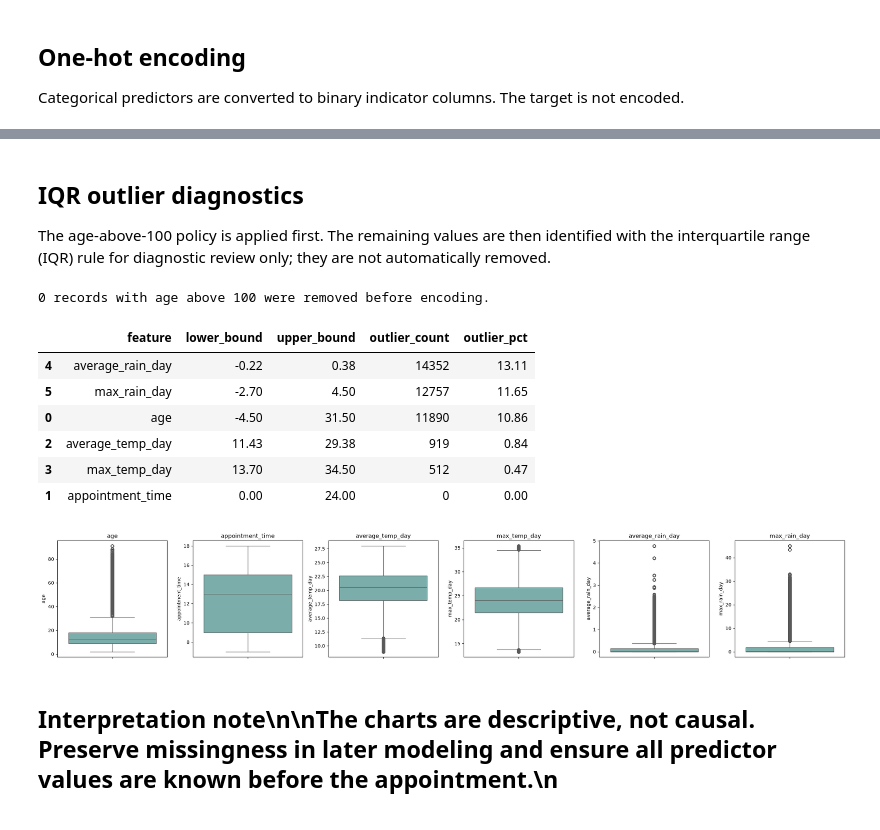
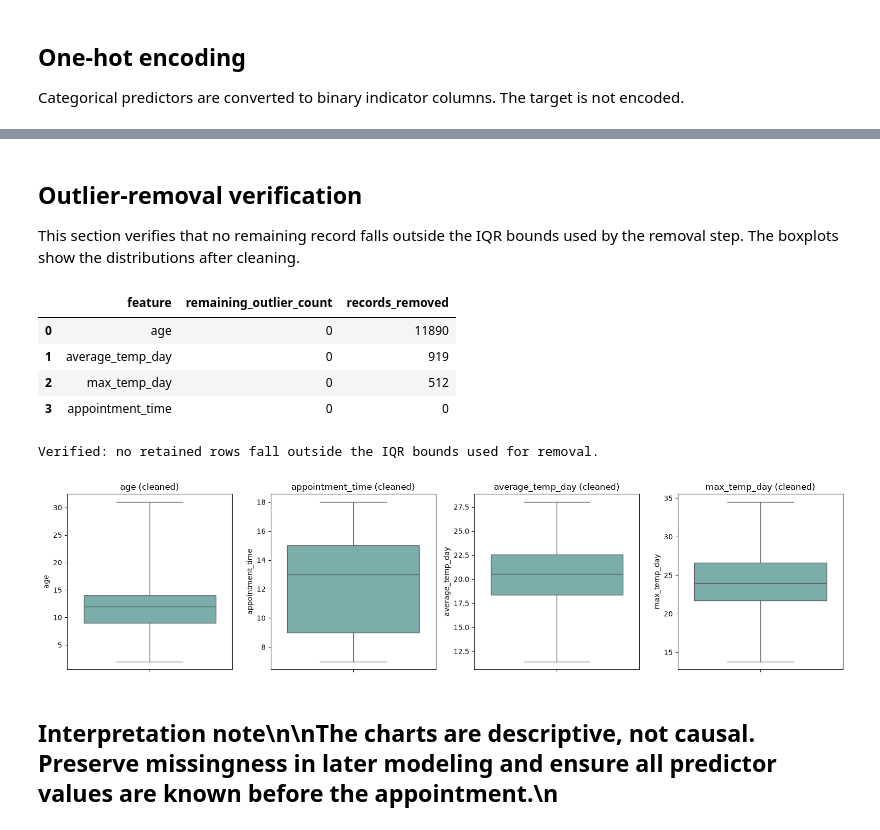
Before and after one commit to darshantank1995/MedicalAppointment, a Jupyter notebook: medical_appointment_eda.ipynb, the cells around one changed output, grey strips where cells are left out. Drawn from its saved outputs; the diff is of its cells as text; code cells hidden in the pictures.

```diff
--- a/medical_appointment_eda.ipynb
+++ b/medical_appointment_eda.ipynb
@@ -8,6 +8,8 @@ import seaborn as sns
 Path('artifacts').mkdir(exist_ok=True)
 df = pd.read_csv(Path('Medical_appointment_data.csv'))
 df.columns = df.columns.astype(str).str.strip().str.lower().str.replace('-', '_', regex=False)
+removed_columns = ['average_rain_day', 'max_rain_day']
+df = df.drop(columns=removed_columns, errors='ignore')
 for column in df.select_dtypes(include=['object', 'string', 'category']).columns:
     df[column] = df[column].astype('string').str.strip().replace('', pd.NA)
 df['appointment_date_continuous'] = pd.to_datetime(
@@ -46,9 +47,6 @@ excluded_columns = [
 ]
 df = df.drop(columns=excluded_columns, errors='ignore')
 
-age_outlier_threshold = 100
-age_outlier_count = int(df['age'].gt(age_outlier_threshold).sum())
-df = df.loc[df['age'].isna() | df['age'].le(age_outlier_threshold)].copy()
 
 # Keep these fields unchanged: specialty and disability may be meaningfully missing,
 # and no_show is the outcome label rather than a predictor to impute.
@@ -81,17 +79,9 @@ for column in df.select_dtypes(include=['object', 'string', 'category']).columns
 
 fill_summary = pd.DataFrame(fill_summary, columns=['column', 'method', 'values_filled'])
 print('Excluded columns:', ', '.join(excluded_columns))
-print(f'Removed {age_outlier_count} records with age above {age_outlier_threshold}.')
 if fill_summary.empty:
     print('No eligible missing values required imputation.')
 else:
     display(fill_summary)
-
-# Save the cleaned notebook data separately from the later encoded dataset.
-output_dir = Path('artifacts')
-output_dir.mkdir(exist_ok=True)
-cleaned_output_path = output_dir / 'notebook_cleaned.csv'
-df.to_csv(cleaned_output_path, index=False)
-print(f'Saved cleaned data to: {cleaned_output_path}')
 # %% [output]
 Excluded columns: hipertension, alcoholism, handcap
@@ -198,46 +257,46 @@ Completed in 8.50 seconds
 # %% [markdown]
-## IQR outlier diagnostics
+## Outlier-removal verification
 
-The age-above-100 policy is applied first. The remaining values are then identified with the interquartile range (IQR) rule for diagnostic review only; they are not automatically removed.
+This section verifies that no remaining record falls outside the IQR bounds used by the removal step. The boxplots show the distributions after cleaning.
 # %%
-# The age-outlier policy is applied in the cleaning cell before encoding.
-age_outlier_threshold = 100
-age_outlier_count = int(df['age'].gt(age_outlier_threshold).sum())
-print(f'{age_outlier_count} records with age above {age_outlier_threshold} were removed before encoding.')
+# Verify the rows kept for encoding against the IQR bounds used above.
+verification_summary = []
+for row in outlier_removal_summary.to_dict('records'):
+    column = row['feature']
+    values = pd.to_numeric(df[column], errors='coerce')
+    remaining_outlier_count = int((values.lt(row['lower_bound']) | values.gt(row['upper_bound'])).sum())
+    verification_summary.append({
+        'feature': column,
+        'remaining_outlier_count': remaining_outlier_count,
+        'records_removed': row['outlier_records_removed'],
+    })
 
-# IQR outlier detection for continuous numeric fields.
-outlier_columns = [column for column in ['age', 'appointment_time', 'avg_temp', 'average_temp_day', 'max_temp', 'max_temp_day', 'avg_rain', 'average_rain_day', 'max_rain', 'max_rain_day'] if column in df.columns]
-outlier_summary = []
-for column in outlier_columns:
-    values = pd.to_numeric(df[column], errors='coerce').dropna()
-    q1, q3 = values.quantile([0.25, 0.75])
-    iqr = q3 - q1
-    lower_bound = q1 - 1.5 * iqr
-    upper_bound = q3 + 1.5 * iqr
-    outlier_count = int(((values < lower_bound) | (values > upper_bound)).sum())
-    outlier_summary.append({'feature': column, 'lower_bound': lower_bound, 'upper_bound': upper_bound, 'outlier_count': outlier_count, 'outlier_pct': outlier_count / len(values) * 100})
+verification_summary = pd.DataFrame(verification_summary).sort_values(
+    'remaining_outlier_count', ascending=False
+)
+display(verification_summary)
+if verification_summary['remaining_outlier_count'].sum() == 0:
+    print('Verified: no retained rows fall outside the IQR bounds used for removal.')
 
-outlier_summary = pd.DataFrame(outlier_summary).sort_values('outlier_count', ascending=False)
-display(outlier_summary.round(2))
-
+# Use full-range whiskers for the cleaned-data plot. The usual 1.5-IQR
+# boxplot rule would calculate new, tighter bounds after filtering and can mark
+# valid retained rows as new fliers, even though they passed the removal rule.
 fig, axes = plt.subplots(1, len(outlier_columns), figsize=(4 * len(outlier_columns), 4))
 axes = [axes] if len(outlier_columns) == 1 else axes
 for ax, column in zip(axes, outlier_columns):
-    sns.boxplot(y=df[column], ax=ax, color='#72B7B2')
-    ax.set_title(column)
+    sns.boxplot(y=df[column], ax=ax, color='#72B7B2', whis=(0, 100), showfliers=False)
+    ax.set_title(f'{column} (cleaned)')
     ax.set_xlabel('')
 plt.tight_layout()
 plt.show()
 # %% [output]
+|  | feature | remaining_outlier_count | records_removed |
+| 0 | age | 0 | 11890 |
+| 1 | average_temp_day | 0 | 919 |
+| 2 | max_temp_day | 0 | 512 |
+| 3 | appointment_time | 0 | 0 |
-0 records with age above 100 were removed before encoding.
+Verified: no retained rows fall outside the IQR bounds used for removal.
-|  | feature | lower_bound | upper_bound | outlier_count | outlier_pct |
-| 4 | average_rain_day | -0.22 | 0.38 | 14352 | 13.11 |
-| 5 | max_rain_day | -2.70 | 4.50 | 12757 | 11.65 |
-| 0 | age | -4.50 | 31.50 | 11890 | 10.86 |
-| 2 | average_temp_day | 11.43 | 29.38 | 919 | 0.84 |
-| 3 | max_temp_day | 13.70 | 34.50 | 512 | 0.47 |
-| 1 | appointment_time | 0.00 | 24.00 | 0 | 0.00 |
-[figure, old version]
+[figure, new version]
 # %% [markdown]
 ## Interpretation note\n\nThe charts are descriptive, not causal. Preserve missingness in later modeling and ensure all predictor values are known before the appointment.\n
 # %% [markdown]
```
Also changed, not shown: parts of 6 cells of this notebook, 7 other files.
